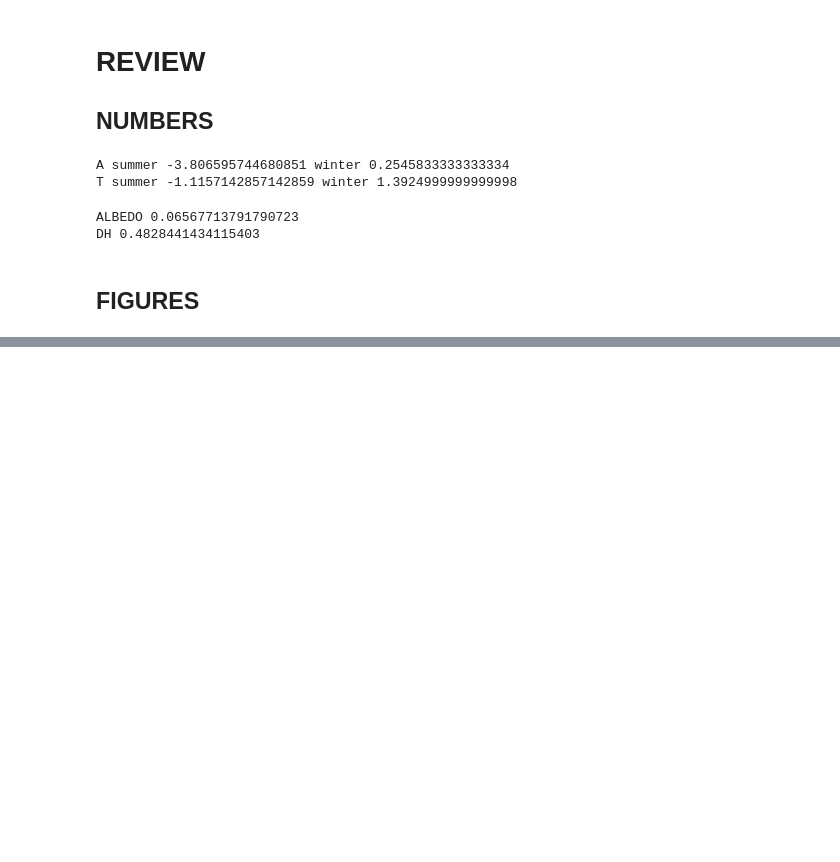
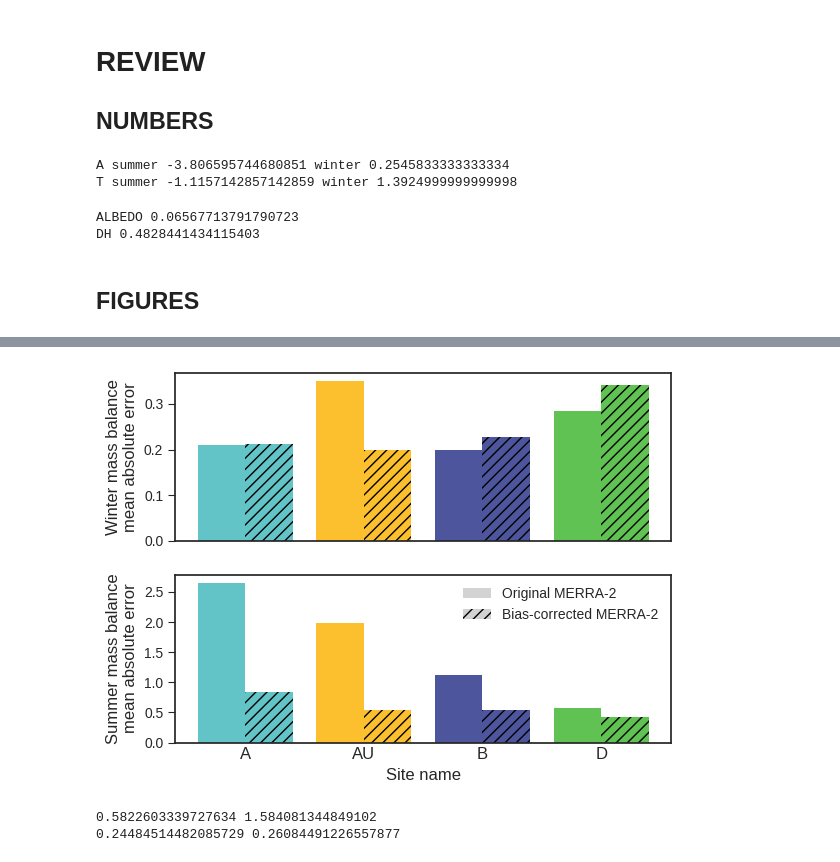
Before and after one commit to clairevwilson/PEBSI, a Jupyter notebook: figs_results.ipynb, the cells around one changed output, grey strips where cells are left out. Drawn from its saved outputs; the diff is of its cells as text; code cells hidden in the pictures; blank space fills up the shorter version.

```diff
--- a/figs_results.ipynb
+++ b/figs_results.ipynb
@@ -543,0 +544,48 @@ Data variables: (12/32)
+# %%
+fig, axes = plt.subplots(2, sharex=True)
+colors = all_colors
+winters = {'corr':[], 'uncorr':[]}
+summers = {'corr':[], 'uncorr':[]}
+for s, site in enumerate(['A','AU','B','D']):
+    idx = '2' if site == 'D' else '1'
+    if site == 'B':
+        ds_un = xr.open_dataset(f'/trace/group/rounce/cvwilson/Output/gulkana{site}_no_bias_correct_{idx}.nc')
+    else:
+        ds_un = xr.open_dataset(f'/trace/group/rounce/cvwilson/Output/Gulkana_2025_11_13_long{site}_nobiascorrect_{idx}.nc')
+
+    winter_MAE = result_dict[best[0]][best[1]][site]['winter_MAE']
+    summer_MAE = result_dict[best[0]][best[1]][site]['summer_MAE']
+    winter_MAE_un, summer_MAE_un, _ = seasonal_mass_balance(ds_un)
+    summers['corr'].append(summer_MAE)
+    summers['uncorr'].append(summer_MAE_un)
+    winters['corr'].append(winter_MAE)
+    winters['uncorr'].append(winter_MAE_un)
+
+    axes[0].bar(s, winter_MAE_un, 0.4, color=colors[s])
+    axes[0].bar(s+0.4, winter_MAE, 0.4, color=colors[s], hatch='///')
+    axes[1].bar(s, summer_MAE_un, 0.4, color=colors[s])
+    axes[1].bar(s+0.4, summer_MAE, 0.4, color=colors[s], hatch='///')
+
+axes[0].set_ylabel('Winter mass balance\nmean absolute error', fontsize=12)
+axes[1].set_ylabel('Summer mass balance\nmean absolute error', fontsize=12)
+
+for ax in axes:
+    ax.tick_params(axis='y',length=5)
+    ax.set_xticks([x+0.2 for x in range(4)])
+    ax.set_xticklabels(['A','AU','B','D'],fontsize=12)
+    ax.axhline(0, linewidth=0.5, color='k')
+
+ax.set_xlabel('Site name',fontsize=12)
+ax.bar(np.nan, np.nan, np.nan, color='lightgray', label='Original MERRA-2')
+ax.bar(np.nan, np.nan, np.nan, color='lightgray', label='Bias-corrected MERRA-2',hatch='///')
+ax.legend()
+plt.savefig('/trace/group/rounce/cvwilson/Output/bias_correction_comparison_longruns.png',dpi=300,bbox_inches='tight')
+plt.show()
+# %% [output]
+[figure, added]
+# %%
+print(np.mean(summers['corr']), np.mean(summers['uncorr']))
+print(np.mean(winters['corr']), np.mean(winters['uncorr']))
+# %% [output]
+0.5822603339727634 1.584081344849102
+0.24484514482085729 0.26084491226557877
```
Also changed, not shown: parts of 11 cells of this notebook, 4 other files.
